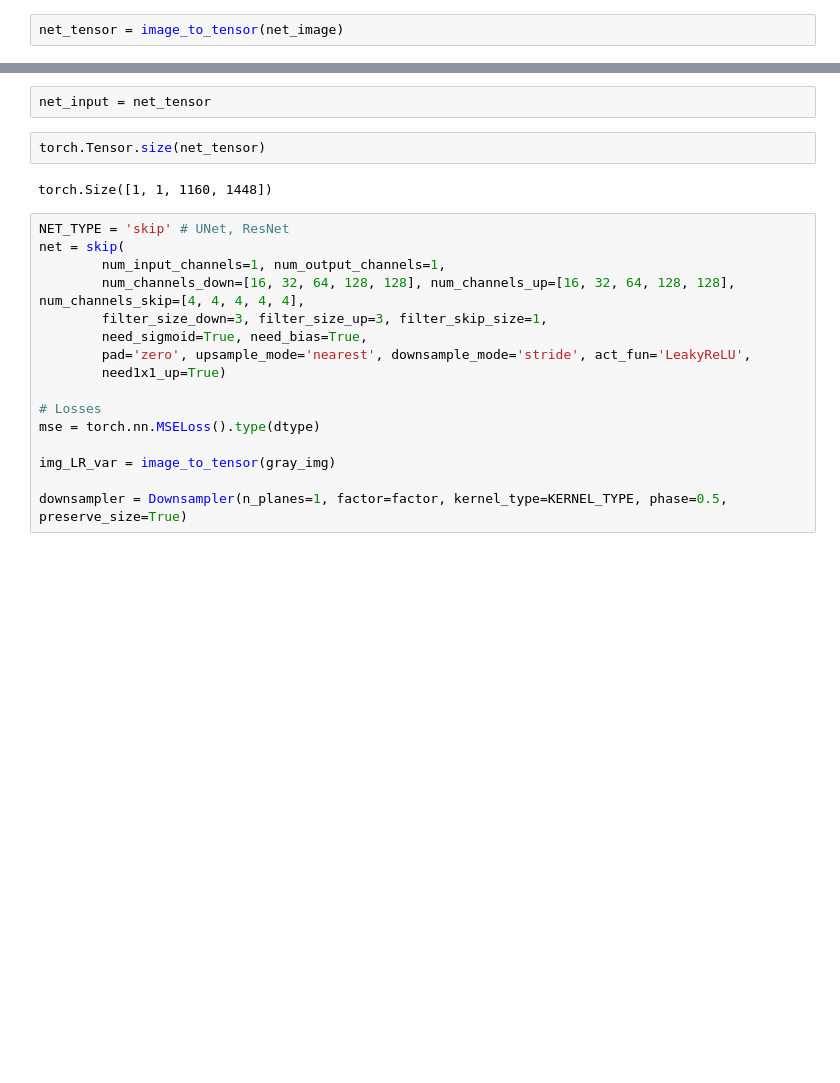
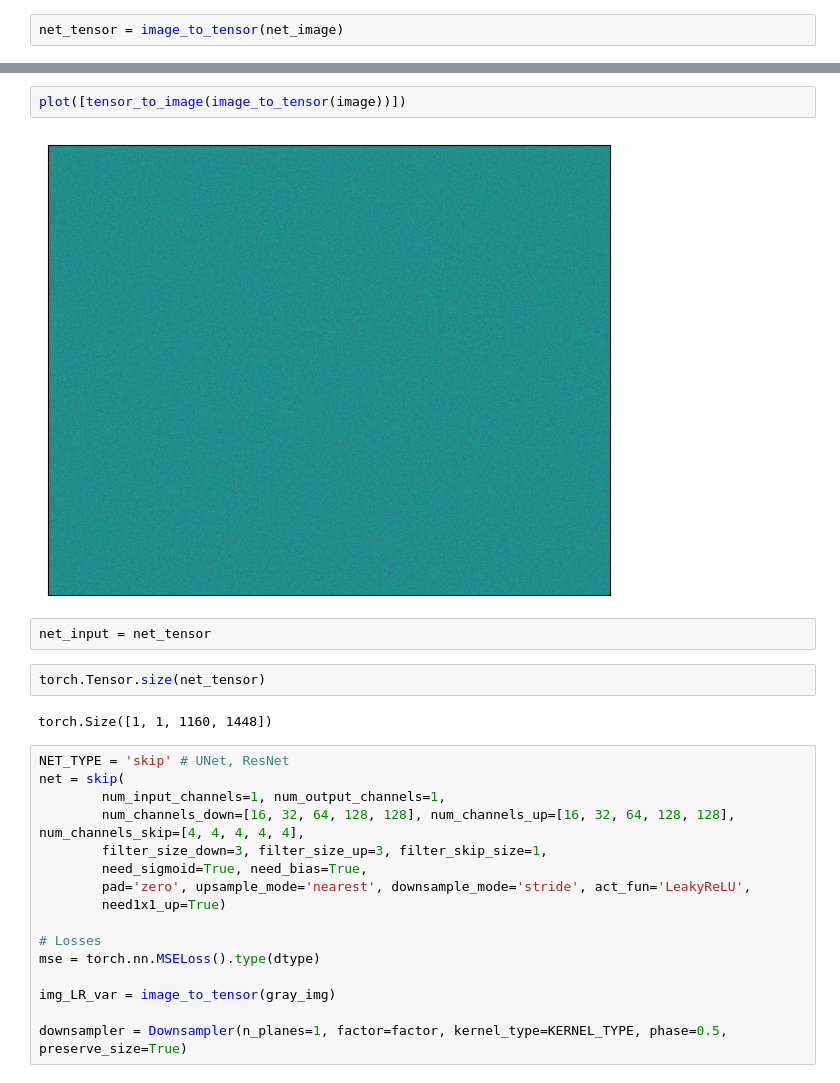
Before and after one commit to Ignas12345/Project-in-Computational-Biology, a Jupyter notebook: Before_Edges_pagrindinis.ipynb, the cells around one changed output, grey strips where cells are left out. Cells and saved outputs as stored; diff of their text form; blank space fills up the shorter version.

```diff
--- a/Before_Edges_pagrindinis.ipynb
+++ b/Before_Edges_pagrindinis.ipynb
@@ -89,3 +130,7 @@ net_tensor = image_to_tensor(net_image)
+# %%
+plot([tensor_to_image(image_to_tensor(image))])
+# %% [output]
+[figure, added]
 # %%
 net_input = net_tensor
 # %%
```
Also changed, not shown: parts of 13 cells of this notebook.
